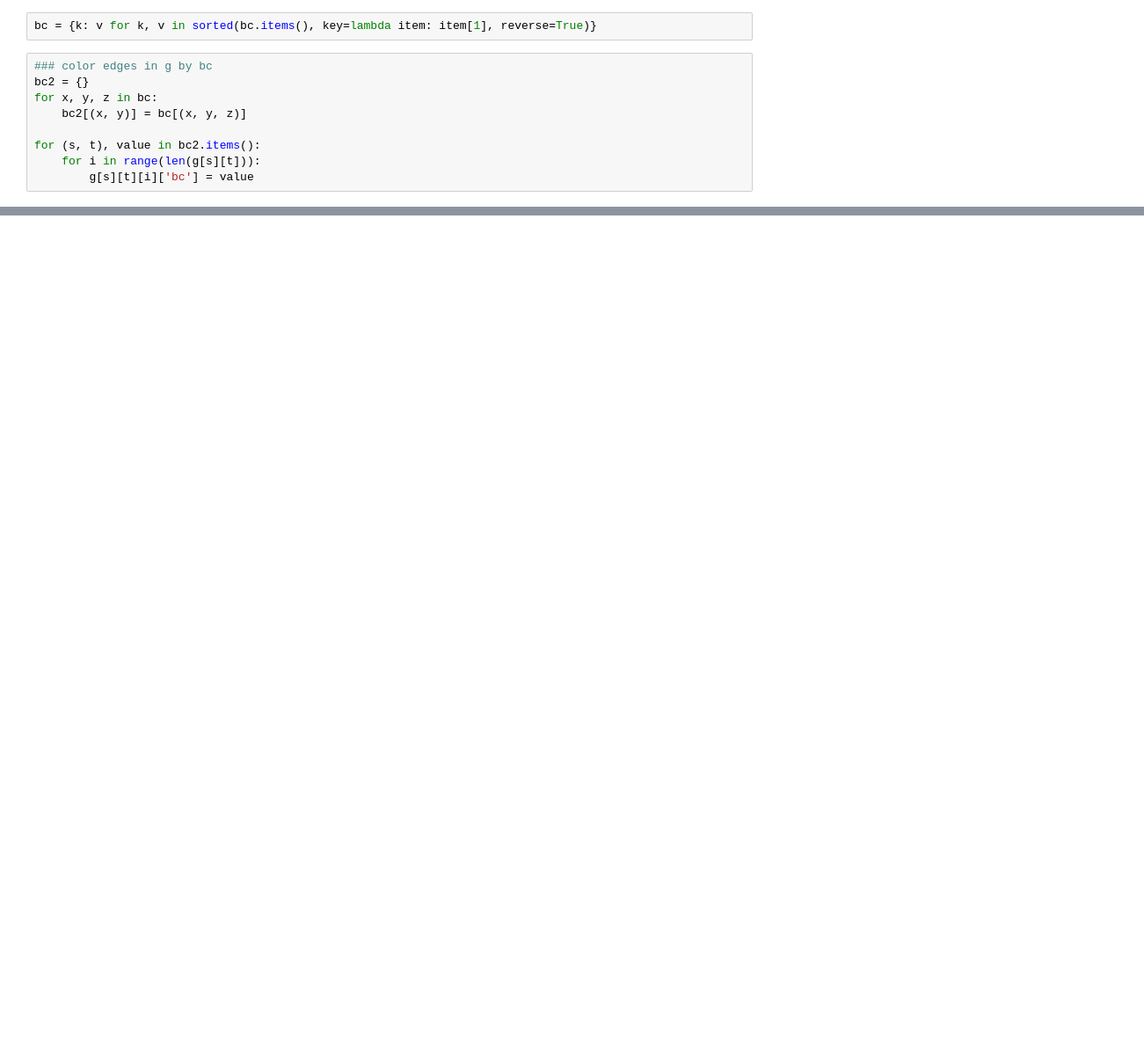
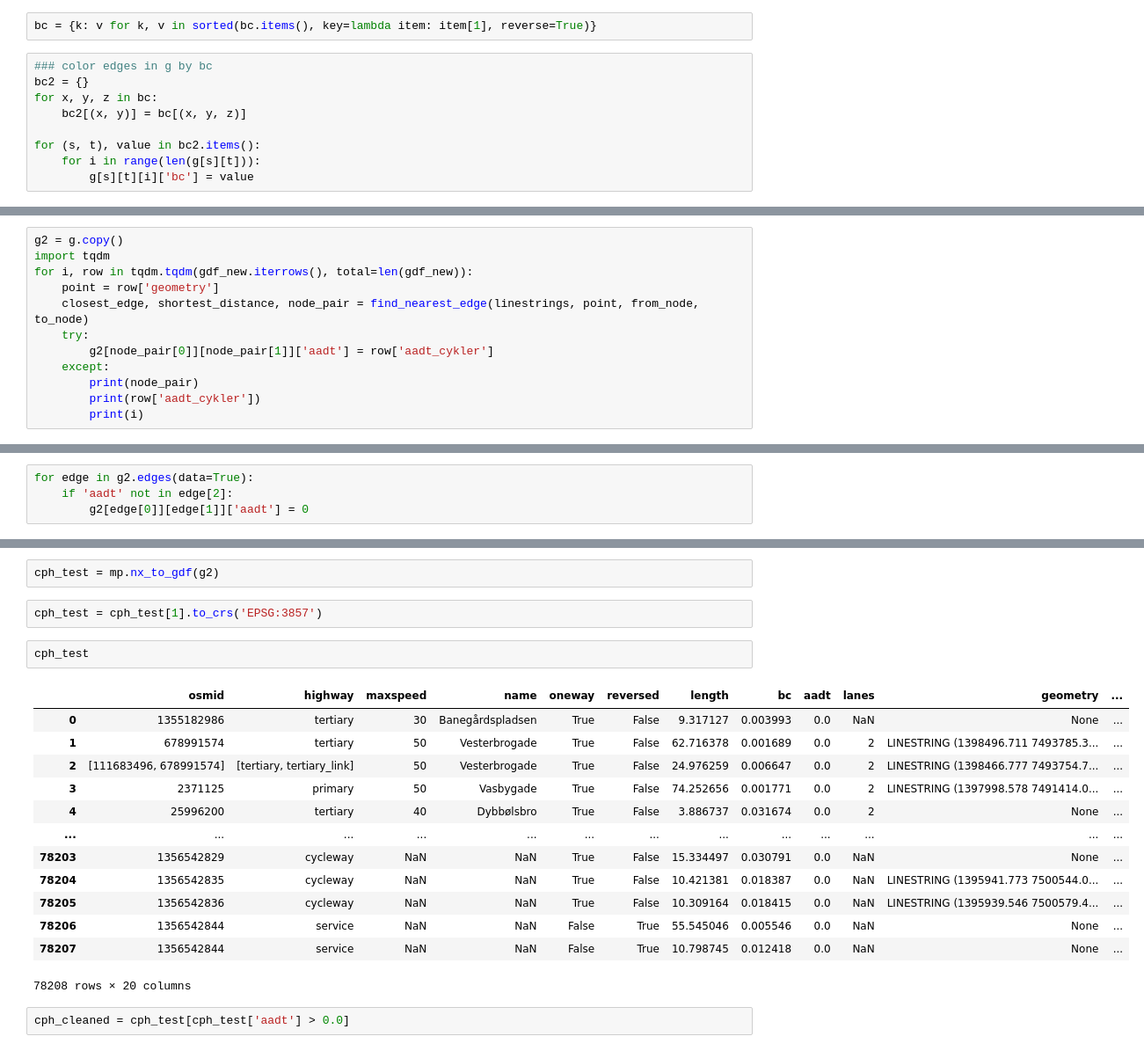
Before and after one commit to hugzito/bike-flow-estimate, a Jupyter notebook: notebooks/cph_sota.ipynb, the cells around one changed output, grey strips where cells are left out. Shown at 88% size. Cells and saved outputs as stored; diff of their text form; blank space fills up the shorter version.

```diff
--- a/notebooks/cph_sota.ipynb
+++ b/notebooks/cph_sota.ipynb
@@ -82,0 +134,12 @@ cph_edges['bc'] = np.log10(cph_edges['bc'])
+# %%
+g2 = g.copy()
+import tqdm
+for i, row in tqdm.tqdm(gdf_new.iterrows(), total=len(gdf_new)):
+    point = row['geometry']
+    closest_edge, shortest_distance, node_pair = find_nearest_edge(linestrings, point, from_node, to_node)
+    try:
+        g2[node_pair[0]][node_pair[1]]['aadt'] = row['aadt_cykler']
+    except:
+        print(node_pair)
+        print(row['aadt_cykler'])
+        print(i)
@@ -82,0 +150,4 @@ cph_edges['bc'] = np.log10(cph_edges['bc'])
+# %%
+for edge in g2.edges(data=True):
+    if 'aadt' not in edge[2]:
+        g2[edge[0]][edge[1]]['aadt'] = 0
@@ -82,0 +171,22 @@ cph_edges['bc'] = np.log10(cph_edges['bc'])
+# %%
+cph_test = mp.nx_to_gdf(g2)
+# %%
+cph_test = cph_test[1].to_crs('EPSG:3857')
+# %%
+cph_test
+# %% [output]
+|  | osmid | highway | maxspeed | name | oneway | reversed | length | bc | aadt | lanes | geometry | ... |
+| 0 | 1355182986 | tertiary | 30 | Banegårdspladsen | True | False | 9.317127 | 0.003993 | 0.0 | NaN | None | ... |
+| 1 | 678991574 | tertiary | 50 | Vesterbrogade | True | False | 62.716378 | 0.001689 | 0.0 | 2 | LINESTRING (1398496.711 7493785.3... | ... |
+| 2 | [111683496, 678991574] | [tertiary, tertiary_link] | 50 | Vesterbrogade | True | False | 24.976259 | 0.006647 | 0.0 | 2 | LINESTRING (1398466.777 7493754.7... | ... |
+| 3 | 2371125 | primary | 50 | Vasbygade | True | False | 74.252656 | 0.001771 | 0.0 | 2 | LINESTRING (1397998.578 7491414.0... | ... |
+| 4 | 25996200 | tertiary | 40 | Dybbølsbro | True | False | 3.886737 | 0.031674 | 0.0 | 2 | None | ... |
+| ... | ... | ... | ... | ... | ... | ... | ... | ... | ... | ... | ... | ... |
+| 78203 | 1356542829 | cycleway | NaN | NaN | True | False | 15.334497 | 0.030791 | 0.0 | NaN | None | ... |
+| 78204 | 1356542835 | cycleway | NaN | NaN | True | False | 10.421381 | 0.018387 | 0.0 | NaN | LINESTRING (1395941.773 7500544.0... | ... |
+| 78205 | 1356542836 | cycleway | NaN | NaN | True | False | 10.309164 | 0.018415 | 0.0 | NaN | LINESTRING (1395939.546 7500579.4... | ... |
+| 78206 | 1356542844 | service | NaN | NaN | False | True | 55.545046 | 0.005546 | 0.0 | NaN | None | ... |
+| 78207 | 1356542844 | service | NaN | NaN | False | True | 10.798745 | 0.012418 | 0.0 | NaN | None | ... |
+78208 rows × 20 columns
+# %%
+cph_cleaned = cph_test[cph_test['aadt'] > 0.0]
```
Also changed, not shown: parts of 17 cells of this notebook.
